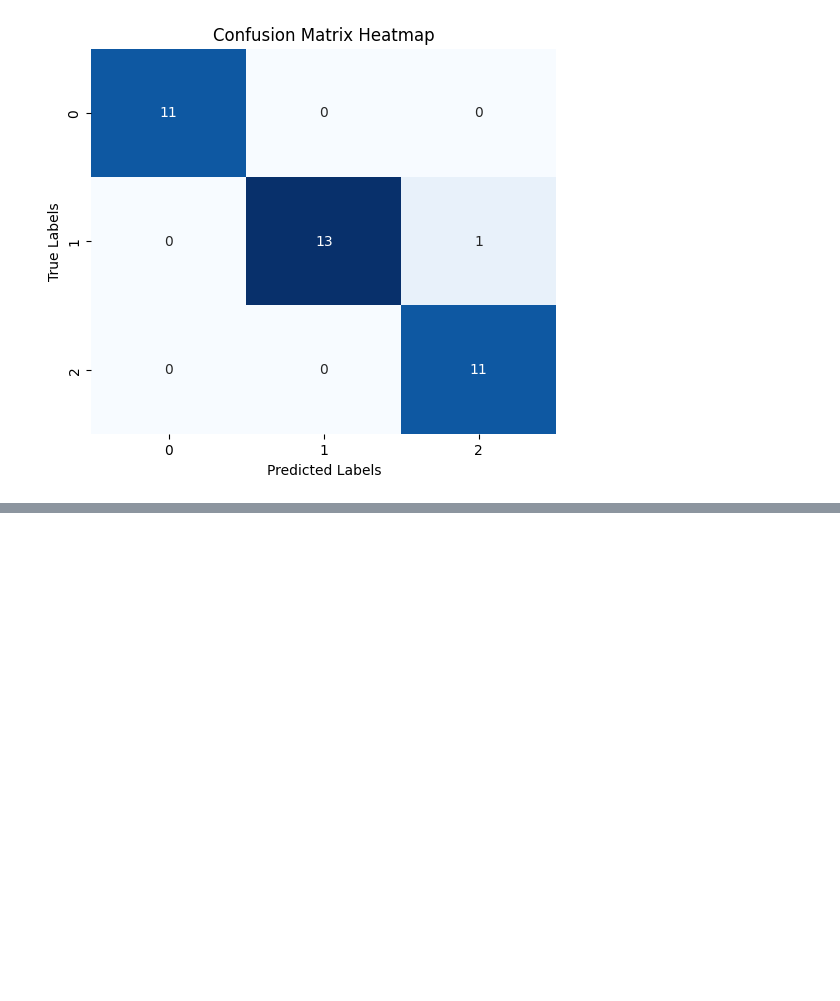
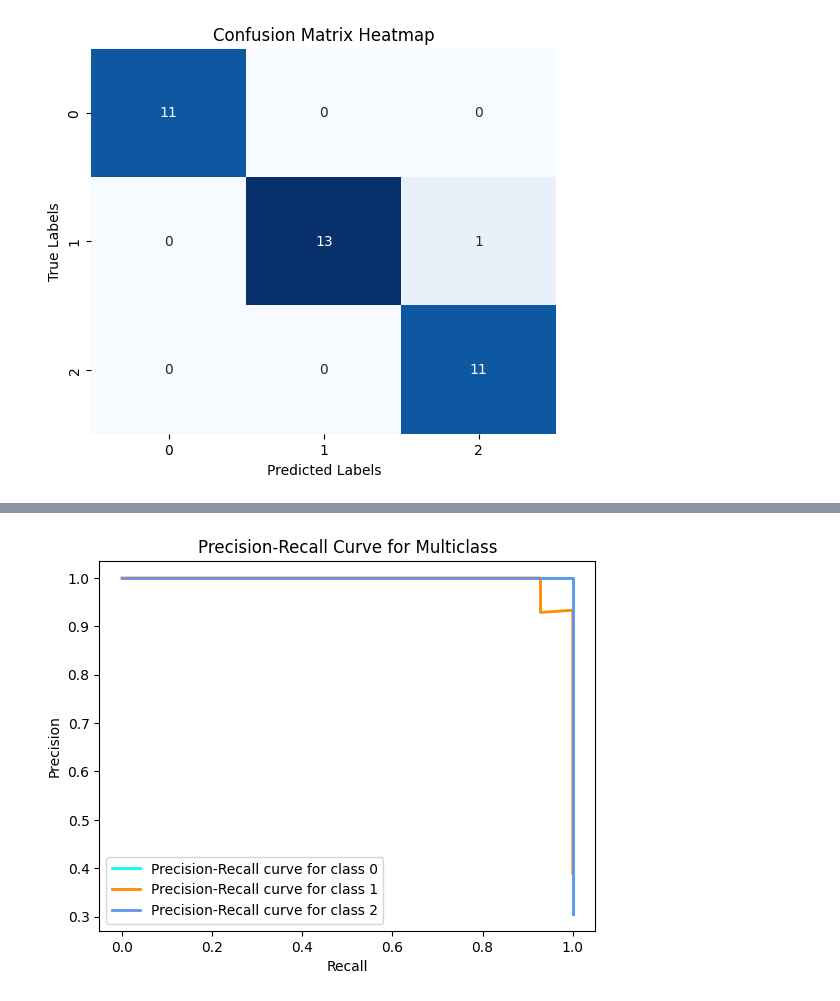
Before and after one commit to Alina-sul/ML-assignment-2, a Jupyter notebook: Assignment2_supervised_learning_flow.ipynb, the cells around one changed output, grey strips where cells are left out. Saved outputs shown, nothing was run; the diff lists cells and outputs as text; code cells hidden in the pictures; blank space fills up the shorter version.

```diff
--- a/Assignment2_supervised_learning_flow.ipynb
+++ b/Assignment2_supervised_learning_flow.ipynb
@@ -576,0 +589,32 @@ plt.show()
+# %%
+from sklearn.metrics import precision_recall_curve
+from sklearn.preprocessing import label_binarize
+
+# Binarize the output for multi-class classification
+y_test_bin = label_binarize(y_test, classes=[0, 1, 2])
+n_classes = y_test_bin.shape[1]
+
+# Predict probabilities for the test set
+y_score = best_model.predict_proba(X_test_transformed)
+
+# Plot Precision-Recall curve for each class
+precision = dict()
+recall = dict()
+
+for i in range(n_classes):
+    precision[i], recall[i], _ = precision_recall_curve(y_test_bin[:, i], y_score[:, i])
+
+# Plot all Precision-Recall curves
+plt.figure()
+colors = ['aqua', 'darkorange', 'cornflowerblue']
+for i, color in zip(range(n_classes), colors):
+    plt.plot(recall[i], precision[i], color=color, lw=2,
+             label=f'Precision-Recall curve for class {i}')
+
+plt.xlabel('Recall')
+plt.ylabel('Precision')
+plt.title('Precision-Recall Curve for Multiclass')
+plt.legend(loc="lower left")
+plt.show()
+# %% [output]
+[figure, added]
```
Also changed, not shown: parts of 6 cells of this notebook.
